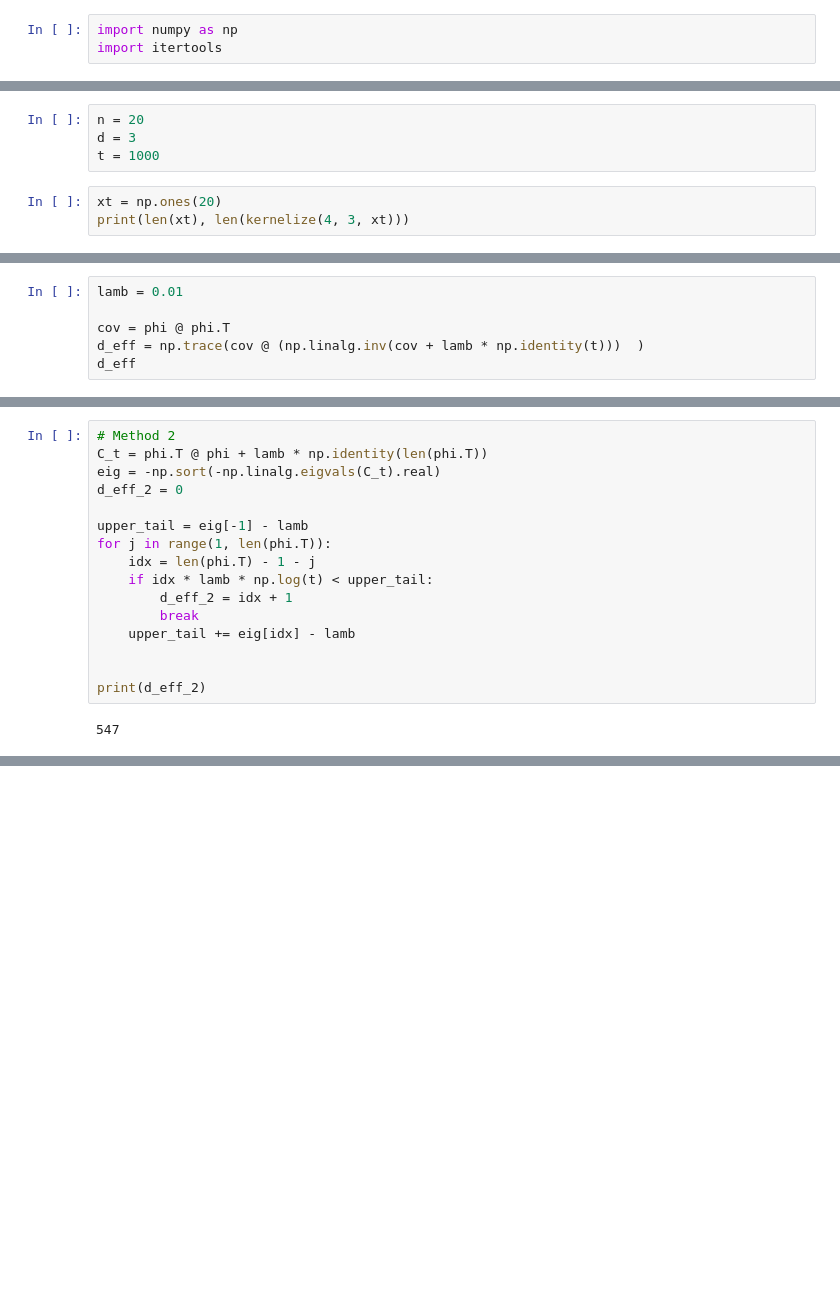
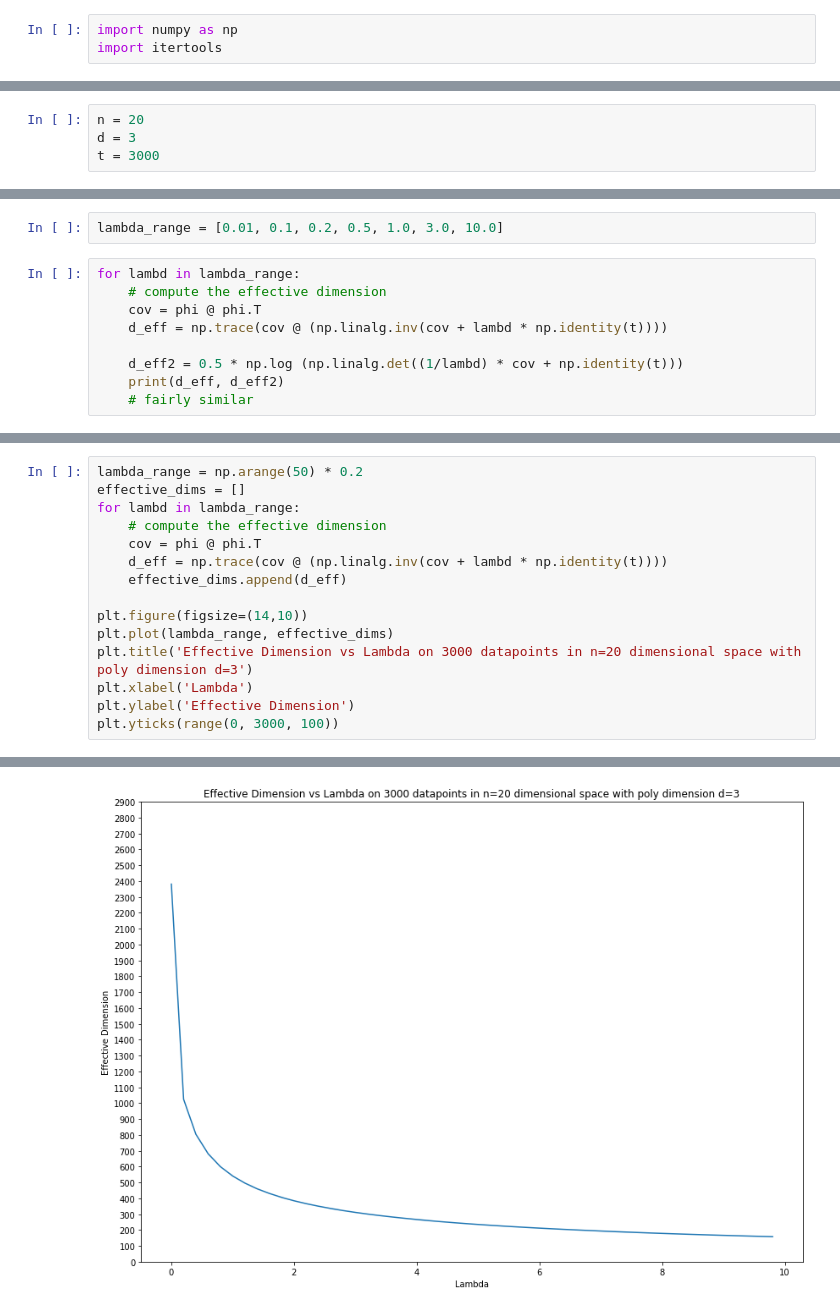
Before and after one commit to thomasthechen/rl-offline-data, a Jupyter notebook: Effective Matrix Dimension.ipynb, the cells around one changed output, grey strips where cells are left out. Cells and saved outputs as stored; diff of their text form; blank space fills up the shorter version.

Commit message:
added: plots

```diff
--- a/Effective Matrix Dimension.ipynb
+++ b/Effective Matrix Dimension.ipynb
@@ -19,7 +23,4 @@ def kernelize(n, d, xt):
 # %%
 n = 20
 d = 3
-t = 1000
+t = 3000
-# %%
-xt = np.ones(20)
-print(len(xt), len(kernelize(4, 3, xt)))
@@ -61,7 +57,12 @@ phi.shape
+# %%
+lambda_range = [0.01, 0.1, 0.2, 0.5, 1.0, 3.0, 10.0]
 # %%
-lamb = 0.01
+for lambd in lambda_range:
+    # compute the effective dimension
+    cov = phi @ phi.T
+    d_eff = np.trace(cov @ (np.linalg.inv(cov + lambd * np.identity(t))))
 
-cov = phi @ phi.T
-d_eff = np.trace(cov @ (np.linalg.inv(cov + lamb * np.identity(t)))  )
-d_eff
+    d_eff2 = 0.5 * np.log (np.linalg.det((1/lambd) * cov + np.identity(t)))
+    print(d_eff, d_eff2)
+    # fairly similar
 # %% [output]
@@ -69,18 +76,16 @@ d_eff
-# %%
-# Method 2
-C_t = phi.T @ phi + lamb * np.identity(len(phi.T))
-eig = -np.sort(-np.linalg.eigvals(C_t).real)
-d_eff_2 = 0
-
-upper_tail = eig[-1] - lamb
-for j in range(1, len(phi.T)):
-    idx = len(phi.T) - 1 - j
-    if idx * lamb * np.log(t) < upper_tail:
-        d_eff_2 = idx + 1
-        break
-    upper_tail += eig[idx] - lamb
-
-
-print(d_eff_2)
-# %% [output]
-547
+# %%
+lambda_range = np.arange(50) * 0.2
+effective_dims = []
+for lambd in lambda_range:
+    # compute the effective dimension
+    cov = phi @ phi.T
+    d_eff = np.trace(cov @ (np.linalg.inv(cov + lambd * np.identity(t))))
+    effective_dims.append(d_eff)
+
+plt.figure(figsize=(14,10))
+plt.plot(lambda_range, effective_dims)
+plt.title('Effective Dimension vs Lambda on 3000 datapoints in n=20 dimensional space with poly dimension d=3')
+plt.xlabel('Lambda')
+plt.ylabel('Effective Dimension')
+plt.yticks(range(0, 3000, 100))
+# %% [output]
@@ -86,0 +109 @@ print(d_eff_2)
+[figure, added]
```
Also changed, not shown: parts of 7 cells of this notebook.
